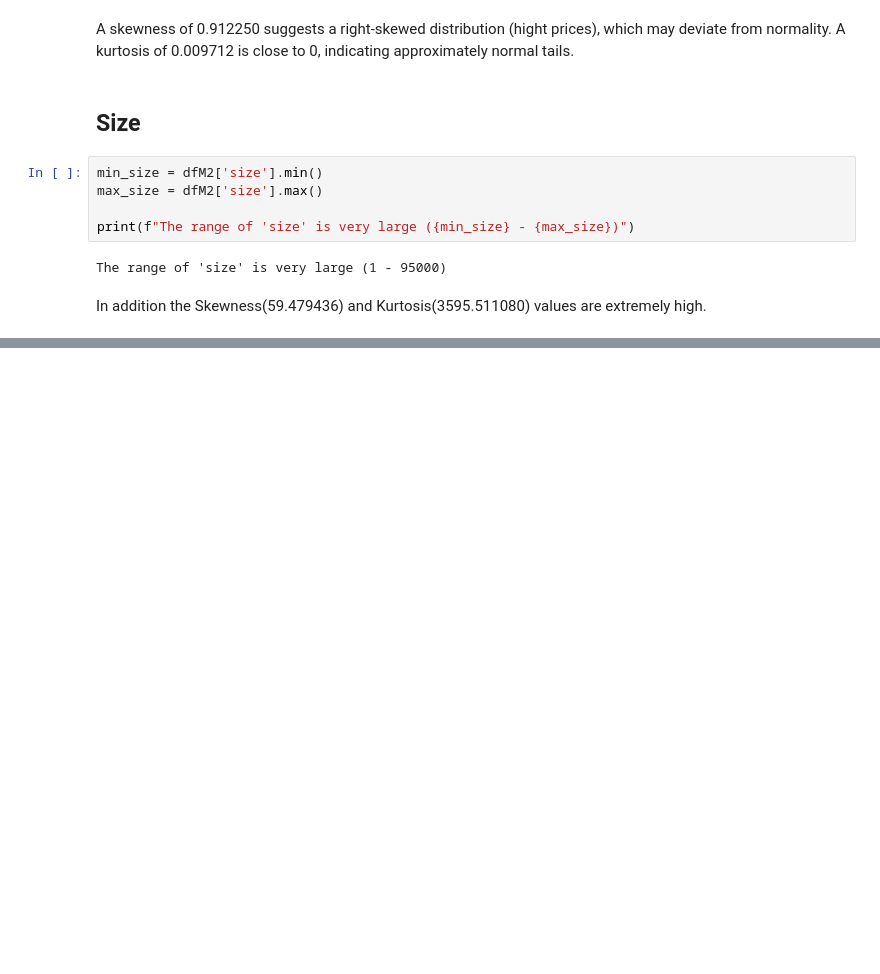
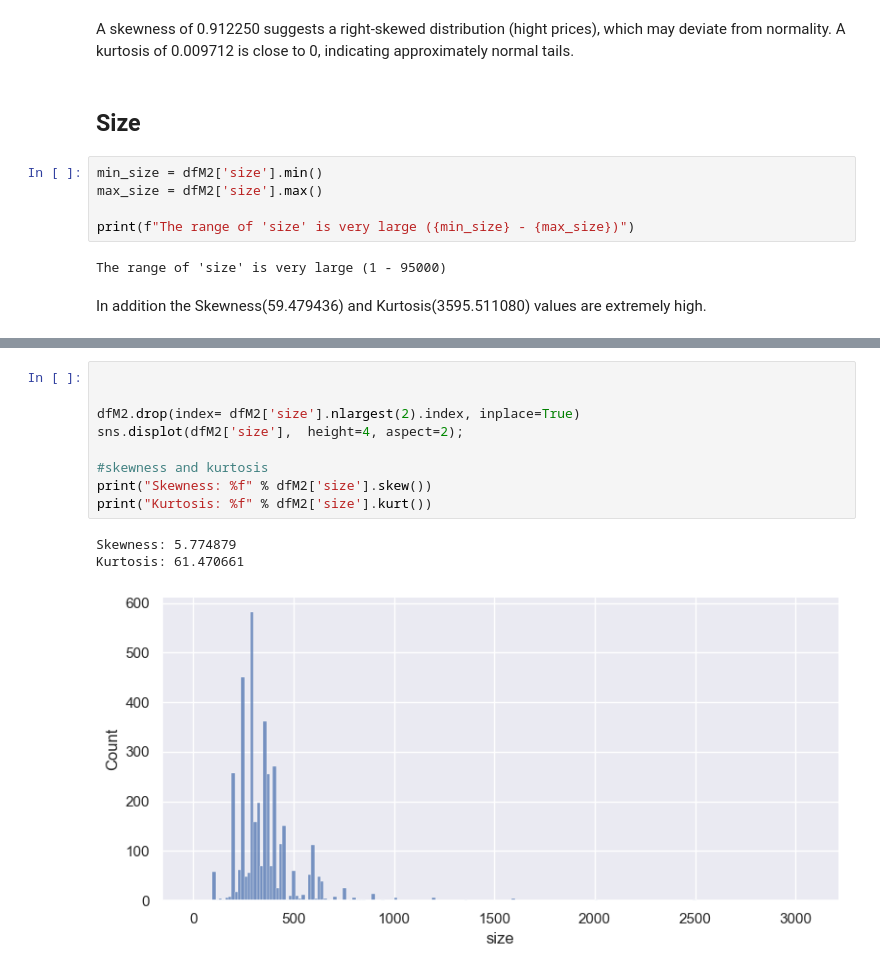
Before and after one commit to ChedvaWiener/airbnb, a Jupyter notebook: housePrice.ipynb, the cells around one changed output, grey strips where cells are left out. Drawn from its saved outputs; the diff is of its cells as text; blank space fills up the shorter version.

```diff
--- a/housePrice.ipynb
+++ b/housePrice.ipynb
@@ -493,0 +587,13 @@ In addition  the Skewness(59.479436) and Kurtosis(3595.511080) values are extrem
+# %%
+
+
+dfM2.drop(index= dfM2['size'].nlargest(2).index, inplace=True)
+sns.displot(dfM2['size'],  height=4, aspect=2);
+
+#skewness and kurtosis
+print("Skewness: %f" % dfM2['size'].skew())
+print("Kurtosis: %f" % dfM2['size'].kurt())
+# %% [output]
+Skewness: 5.774879
+Kurtosis: 61.470661
+[figure, added]
```
Also changed, not shown: parts of 42 cells of this notebook.
